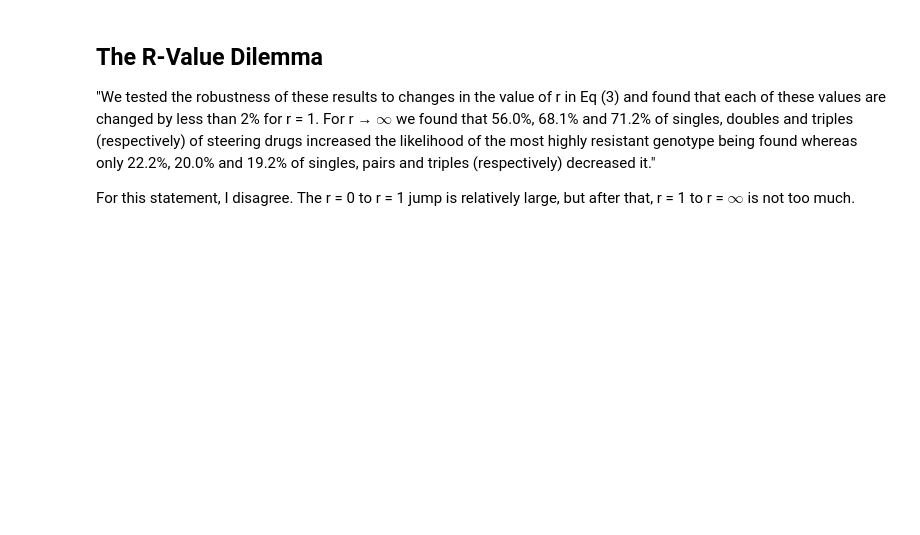
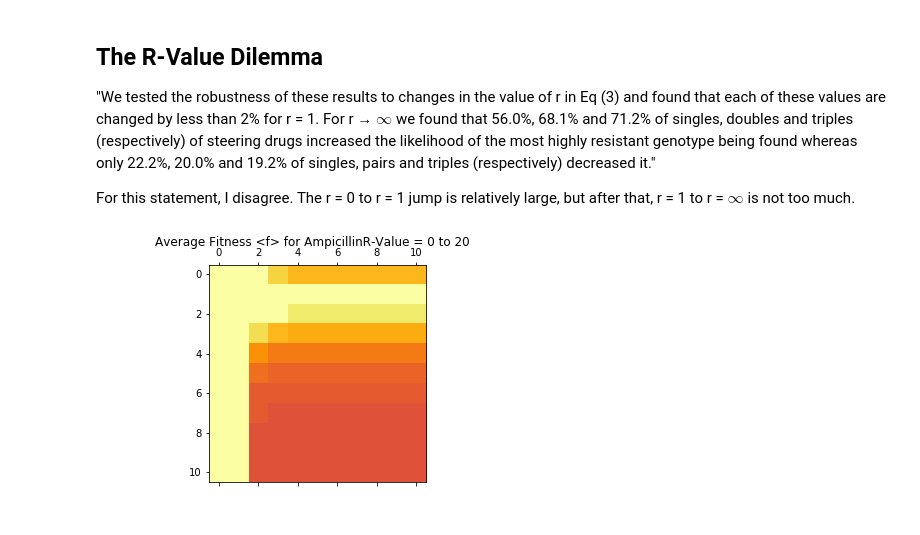
Before and after one commit to MichaelDouglass/drugAsymmetry, a Jupyter notebook: Current Story - Oct 2018.ipynb, the cells around one changed output. Saved outputs shown, nothing was run; the diff lists cells and outputs as text; code cells hidden in the pictures; blank space fills up the shorter version.

Commit message:
Changes drug.py and updates the current notebook.
Adds new functionality to animation and labelling plots and updates the
current notebook.

```diff
--- a/Current Story - Oct 2018.ipynb
+++ b/Current Story - Oct 2018.ipynb
@@ -466,3 +470,9 @@ Image(filename='animations/test.gif')
 "We tested the robustness of these results to changes in the value of r in Eq (3) and found that each of these values are changed by less than 2% for r = 1. For r → $\infty$ we found that 56.0%, 68.1% and 71.2% of singles, doubles and triples (respectively) of steering drugs increased the likelihood of the most highly resistant genotype being found whereas only 22.2%, 20.0% and 19.2% of singles, pairs and triples (respectively) decreased it."
 
 For this statement, I disagree. The r = 0 to r = 1 jump is relatively large, but after that, r = 1 to r = $\infty$ is not too much.
+# %%
+# gamma = infty
+avgFitAnimator(SAM, CPR, AMP, np.arange(0, 21, 1), 2, 2.4)
+Image(filename='animations/test.gif')
+# %% [output]
+[figure, added]
```
Also changed, not shown: parts of 4 cells of this notebook, 1 other file.
